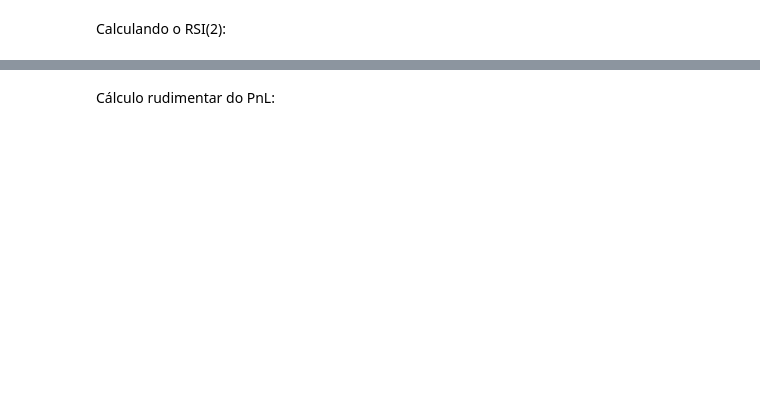
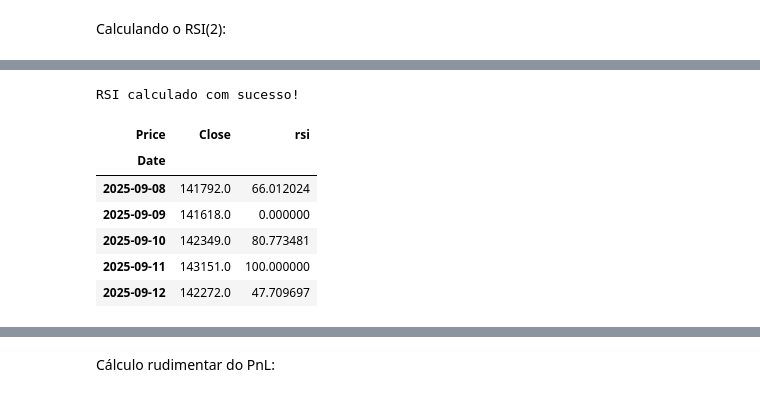
Before and after one commit to Joao-pedrosantos/AlgoTrading, a Jupyter notebook: aula04/Aula04.ipynb, the cells around one changed output, grey strips where cells are left out. Saved outputs shown, nothing was run; the diff lists cells and outputs as text; code cells hidden in the pictures; blank space fills up the shorter version.

```diff
--- a/aula04/Aula04.ipynb
+++ b/aula04/Aula04.ipynb
@@ -270,2 +527,30 @@ ibov
+# %%
+# Implementação manual do RSI para evitar problemas de dependências
+def calculate_rsi(prices, window=2):
+    """
+    Calcula o RSI (Relative Strength Index)
+    """
+    delta = prices.diff()
+    gain = (delta.where(delta > 0, 0)).rolling(window=window).mean()
+    loss = (-delta.where(delta < 0, 0)).rolling(window=window).mean()
+    rs = gain / loss
+    rsi = 100 - (100 / (1 + rs))
+    return rsi
+
+# Calculando o RSI(2) manualmente
+ibov['rsi'] = calculate_rsi(ibov['Close'], window=2)
+ibov = ibov.dropna()
+
+print("RSI calculado com sucesso!")
+ibov[['Close', 'rsi']].tail()
+# %% [output]
+RSI calculado com sucesso!
+| Price | Close | rsi |
+| Date |  |  |
+| 2025-09-08 | 141792.0 | 66.012024 |
+| 2025-09-09 | 141618.0 | 0.000000 |
+| 2025-09-10 | 142349.0 | 80.773481 |
+| 2025-09-11 | 143151.0 | 100.000000 |
+| 2025-09-12 | 142272.0 | 47.709697 |
 # %%
 ibov['rsi'].describe()
```
Also changed, not shown: parts of 37 cells of this notebook.
